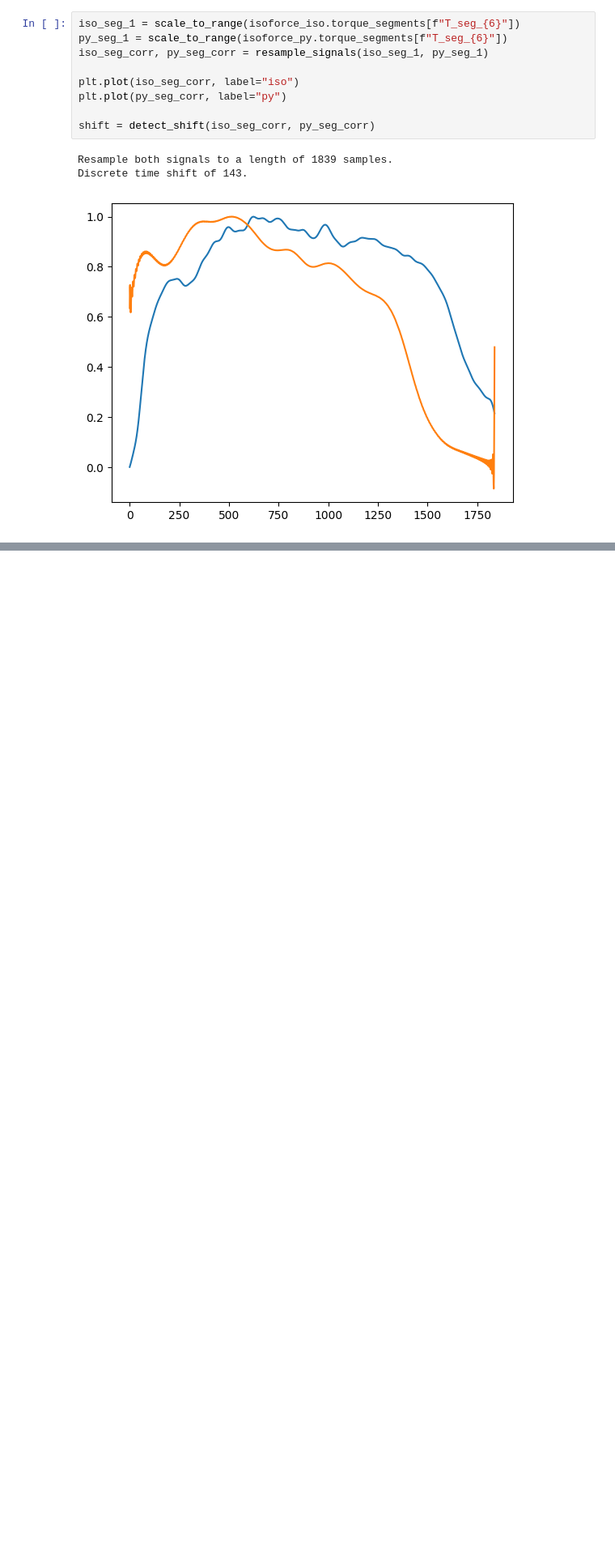
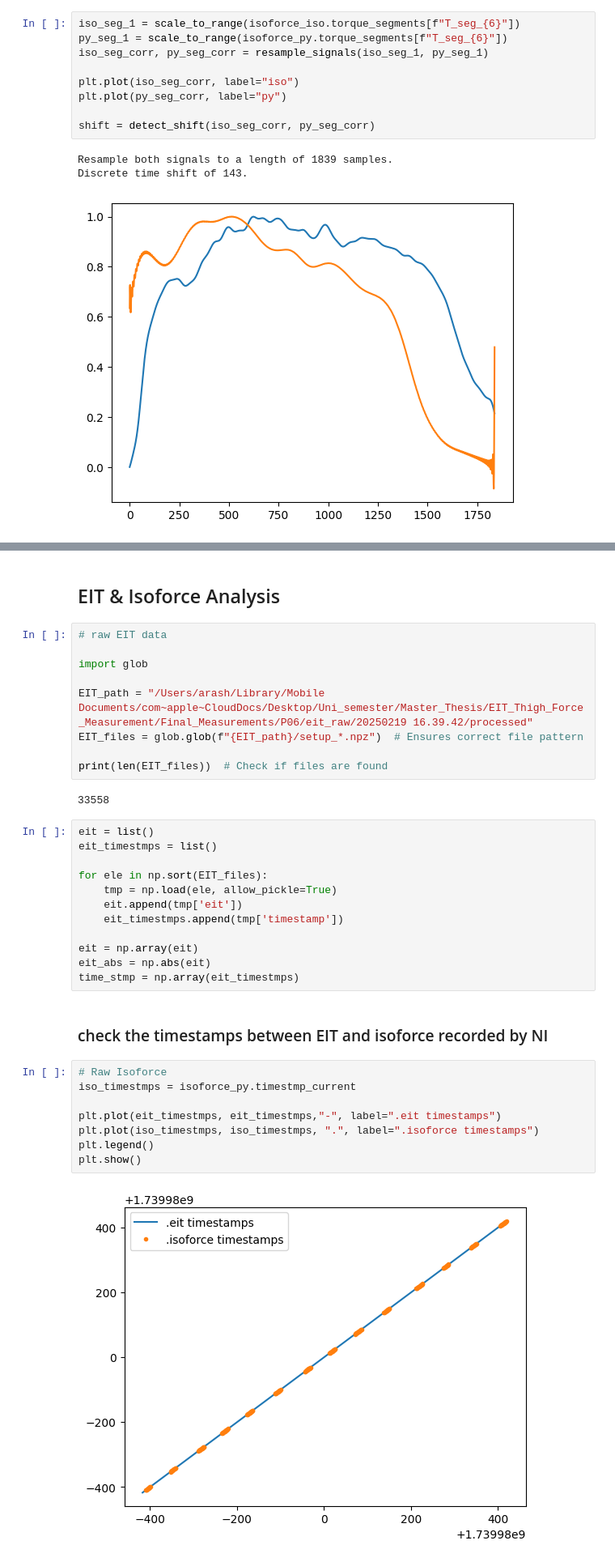
Before and after one commit to Arash-Keshavarz/EIT_Thigh_Force_Estimation, a Jupyter notebook: post_processing/Post_processing.ipynb, the cells around one changed output, grey strips where cells are left out. Shown at 81% size. Saved outputs shown, nothing was run; the diff lists cells and outputs as text; blank space fills up the shorter version.

Commit message:
added analysis

```diff
--- a/post_processing/Post_processing.ipynb
+++ b/post_processing/Post_processing.ipynb
@@ -325,0 +275,37 @@ from 18379 to 18866
+# %% [markdown]
+## EIT & Isoforce Analysis
+# %%
+# raw EIT data
+
+import glob
+
+EIT_path = "/Users/arash/Library/Mobile Documents/com~apple~CloudDocs/Desktop/Uni_semester/Master_Thesis/EIT_Thigh_Force_Measurement/Final_Measurements/P06/eit_raw/20250219 16.39.42/processed"
+EIT_files = glob.glob(f"{EIT_path}/setup_*.npz")  # Ensures correct file pattern
+
+print(len(EIT_files))  # Check if files are found
+# %% [output]
+33558
+# %%
+eit = list()
+eit_timestmps = list()
+
+for ele in np.sort(EIT_files):
+    tmp = np.load(ele, allow_pickle=True)
+    eit.append(tmp['eit'])
+    eit_timestmps.append(tmp['timestamp'])
+
+eit = np.array(eit)
+eit_abs = np.abs(eit)
+time_stmp = np.array(eit_timestmps)
+# %% [markdown]
+### check the timestamps between EIT and isoforce recorded by NI
+# %%
+# Raw Isoforce
+iso_timestmps = isoforce_py.timestmp_current
+
+plt.plot(eit_timestmps, eit_timestmps,"-", label=".eit timestamps")
+plt.plot(iso_timestmps, iso_timestmps, ".", label=".isoforce timestamps")
+plt.legend()
+plt.show()
+# %% [output]
+[figure, added]
```
Also changed, not shown: parts of 15 cells of this notebook.
